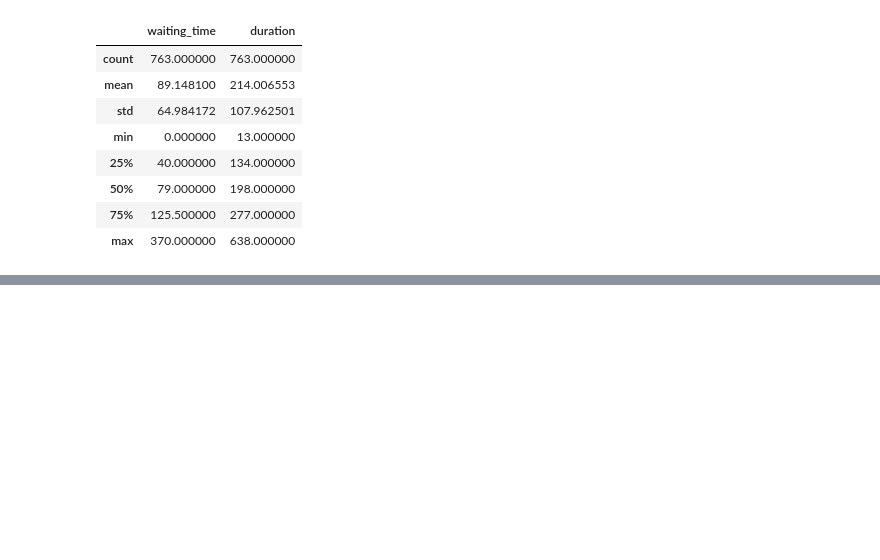
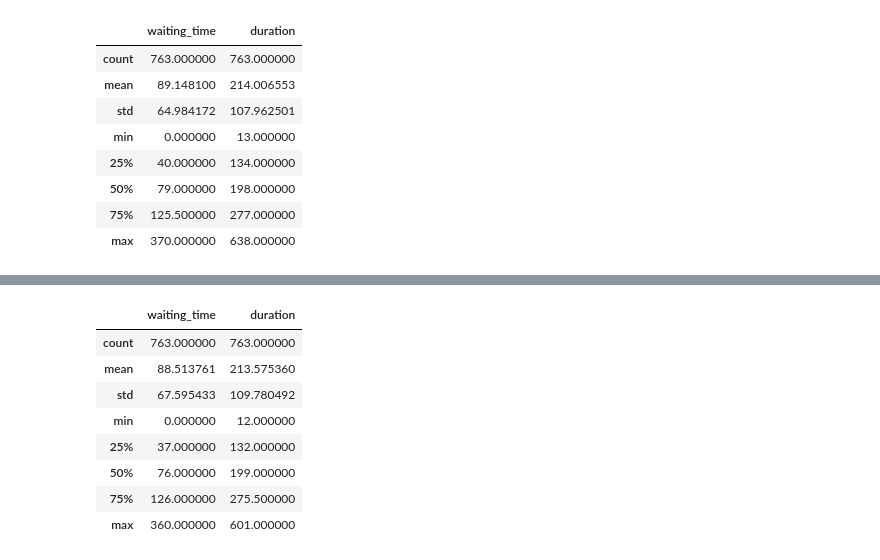
Before and after one commit to robertriosm/upmega, a Jupyter notebook: analisis.ipynb, the cells around one changed output, grey strips where cells are left out. Cells and saved outputs as stored; diff of their text form; code cells hidden in the pictures; blank space fills up the shorter version.

```diff
--- a/analisis.ipynb
+++ b/analisis.ipynb
@@ -121,0 +143,12 @@ df_f.describe()
+# %%
+df_v2.describe()
+# %% [output]
+|  | waiting_time | duration |
+| count | 763.000000 | 763.000000 |
+| mean | 88.513761 | 213.575360 |
+| std | 67.595433 | 109.780492 |
+| min | 0.000000 | 12.000000 |
+| 25% | 37.000000 | 132.000000 |
+| 50% | 76.000000 | 199.000000 |
+| 75% | 126.000000 | 275.500000 |
+| max | 360.000000 | 601.000000 |
```
Also changed, not shown: parts of 4 cells of this notebook, 3 other files.
